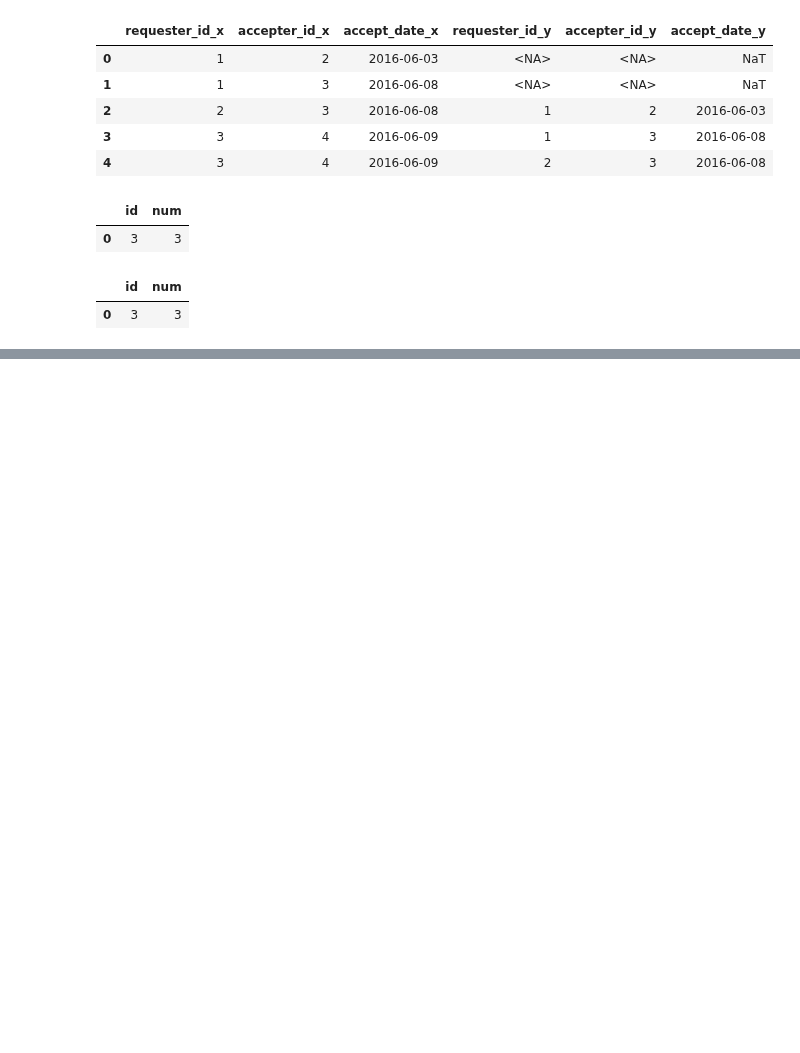
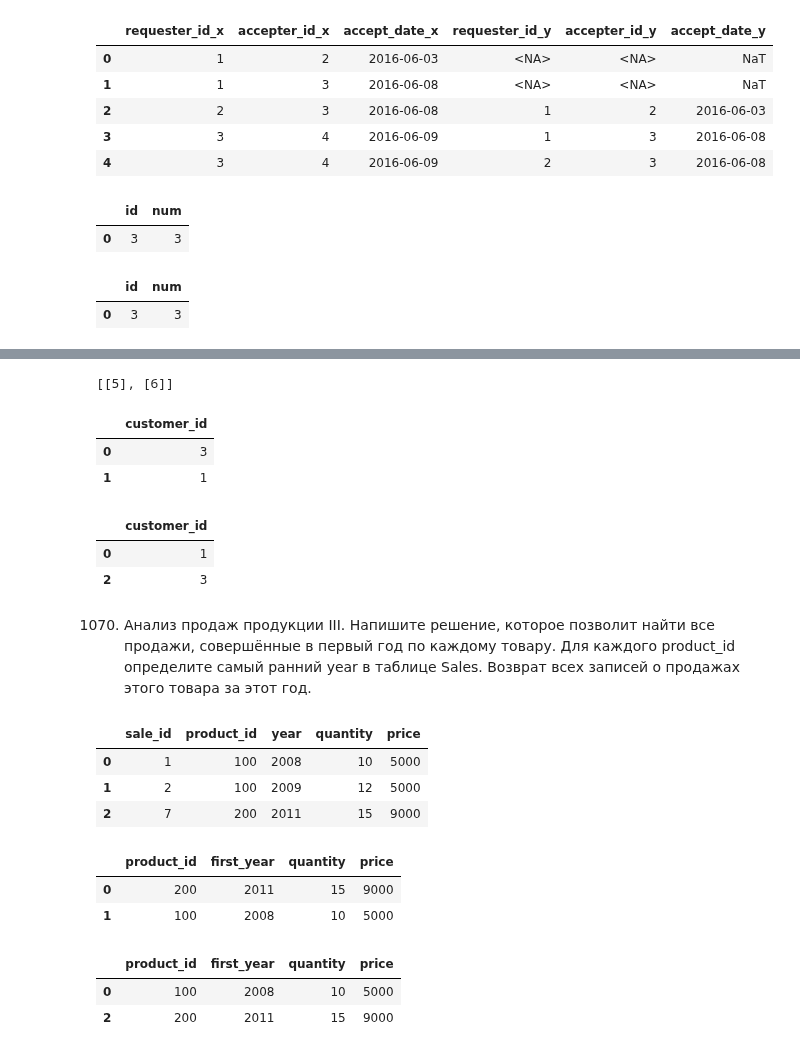
Before and after one commit to Praldmur/Tasks, a Jupyter notebook: LeetCode_Med.ipynb, the cells around one changed output, grey strips where cells are left out. Drawn from its saved outputs; the diff is of its cells as text; code cells hidden in the pictures; blank space fills up the shorter version.

```diff
--- a/LeetCode_Med.ipynb
+++ b/LeetCode_Med.ipynb
@@ -502,0 +629,68 @@ duckdb.query(query).to_df()
+# %%
+data
+# %% [output]
+[[5], [6]]
+# %%
+query = """
+with t1 as(
+    select count(distinct(product_key)) from product
+)
+select customer_id
+from customer
+group by(customer_id)
+having count(distinct(product_key)) >= (select * from t1)
+"""
+duckdb.query(query).to_df()
+# %% [output]
+|  | customer_id |
+| 0 | 3 |
+| 1 | 1 |
+# %%
+count_prod = len(product)
+customer.groupby('customer_id', as_index=False).agg({'product_key': 'nunique'}).query('product_key >= @count_prod')[['customer_id']]
+# %% [output]
+|  | customer_id |
+| 0 | 1 |
+| 2 | 3 |
+# %% [markdown]
+1070. Анализ продаж продукции III. Напишите решение, которое позволит найти все продажи, совершённые в первый год по каждому товару. Для каждого product_id определите самый ранний year в таблице Sales. Возврат всех записей о продажах этого товара за этот год.
+# %%
+data = [[1, 100, 2008, 10, 5000], [2, 100, 2009, 12, 5000], [7, 200, 2011, 15, 9000]]
+sales = pd.DataFrame(data, columns=['sale_id', 'product_id', 'year', 'quantity', 'price']).astype({'sale_id':'Int64', 'product_id':'Int64', 'year':'Int64', 'quantity':'Int64', 'price':'Int64'})
+sales
+# %% [output]
+|  | sale_id | product_id | year | quantity | price |
+| 0 | 1 | 100 | 2008 | 10 | 5000 |
+| 1 | 2 | 100 | 2009 | 12 | 5000 |
+| 2 | 7 | 200 | 2011 | 15 | 9000 |
+# %%
+query = """
+with t1 as(
+    select
+        product_id,
+        year as  first_year,
+        quantity,
+        price,
+        dense_rank() over(partition by product_id order by year) as  rank_year
+    from sales
+)
+select
+    product_id,
+    first_year,
+    quantity,
+    price
+from t1
+where rank_year = 1
+"""
+duckdb.query(query).to_df()
+# %% [output]
+|  | product_id | first_year | quantity | price |
+| 0 | 200 | 2011 | 15 | 9000 |
+| 1 | 100 | 2008 | 10 | 5000 |
+# %%
+sales['rank_year'] = sales.groupby('product_id')['year'].transform(lambda x: x.rank(method='dense'))
+sales[sales['rank_year'] == 1].rename(columns={'year': 'first_year'})[['product_id', 'first_year', 'quantity', 'price']]
+# %% [output]
+|  | product_id | first_year | quantity | price |
+| 0 | 100 | 2008 | 10 | 5000 |
+| 2 | 200 | 2011 | 15 | 9000 |
```
Also changed, not shown: parts of 10 cells of this notebook.
